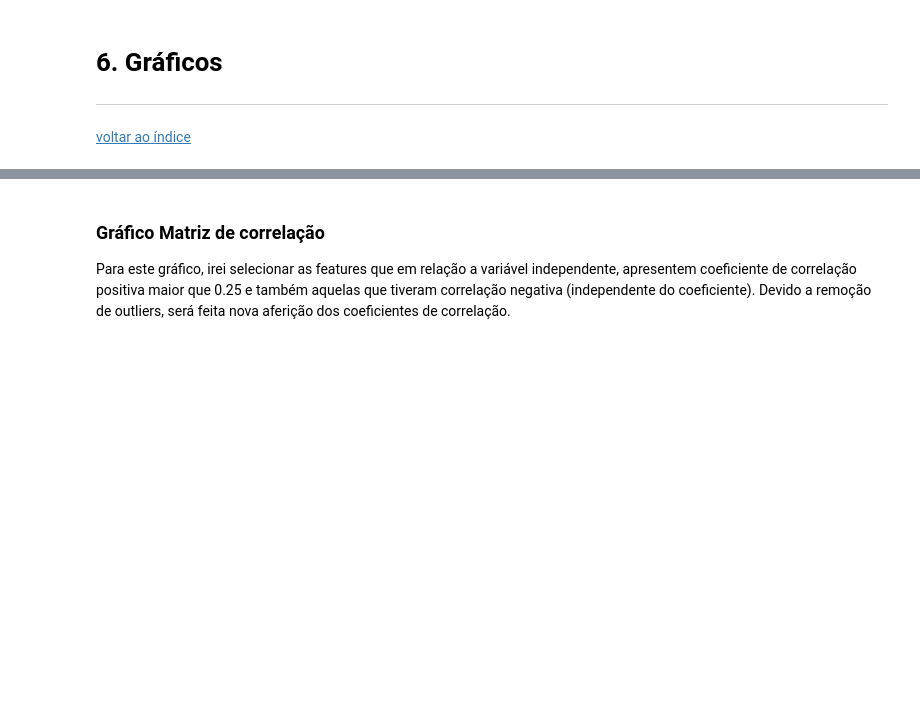
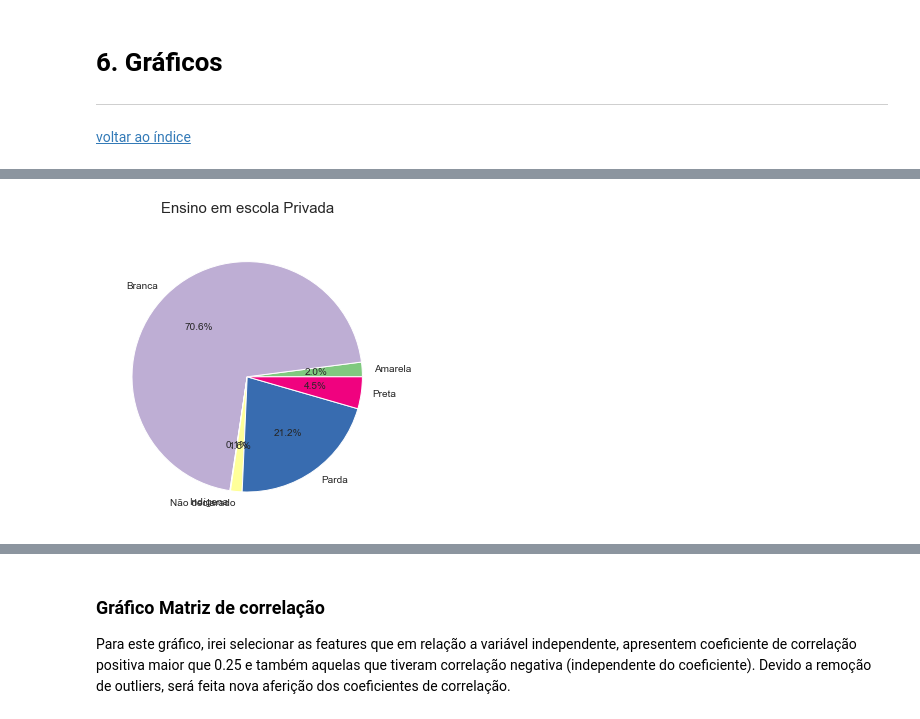
Before and after one commit to ihaveonesun/Projeto-Final-Semantix, a Jupyter notebook: projeto_final_enem.ipynb, the cells around one changed output, grey strips where cells are left out. Cells and saved outputs as stored; diff of their text form; code cells hidden in the pictures; blank space fills up the shorter version.

```diff
--- a/projeto_final_enem.ipynb
+++ b/projeto_final_enem.ipynb
@@ -297,7 +297,8 @@ final_enem_df[variaveis_texto].describe().round(2)
 #### Distribuição de frequência
 Tipo de Escola x Cor/Raça
 # %%
-pd.crosstab(final_enem_df.Escola, final_enem_df['Cor/Raça'], normalize=True)*100
+etinias_pub_priv = pd.crosstab(final_enem_df.Escola, final_enem_df['Cor/Raça'], normalize=True)*100
+etinias_pub_priv
 # %% [output]
 | Cor/Raça | Amarela | Branca | Indígena | Não declarado | Parda | Preta |
 | Escola |  |  |  |  |  |  |
@@ -470,0 +455,15 @@ final_enem_df['UF'].value_counts().plot.bar()
+# %%
+def grafico_pie(tipo_num):
+    '''Gráfico de pizza
+    tipo_num: 0|1 para selecionar Privada ou Pública'''
+
+    tipo_nome = etinias_pub_priv.index[tipo_num]
+    fig = plt.figure(figsize = (4, 4))
+    eixo = fig.add_axes([0, 0, 1, 1])
+    eixo.pie(etinias_pub_priv.values[tipo_num], labels = etinias_pub_priv.axes[1],
+             autopct = '%.1f%%')
+    eixo.set_title('Ensino em escola {}'.format(tipo_nome), fontsize = 15, pad = 20)
+# %%
+grafico_pie(0)
+# %% [output]
+[figure, added]
```
Also changed, not shown: parts of 73 cells of this notebook.
